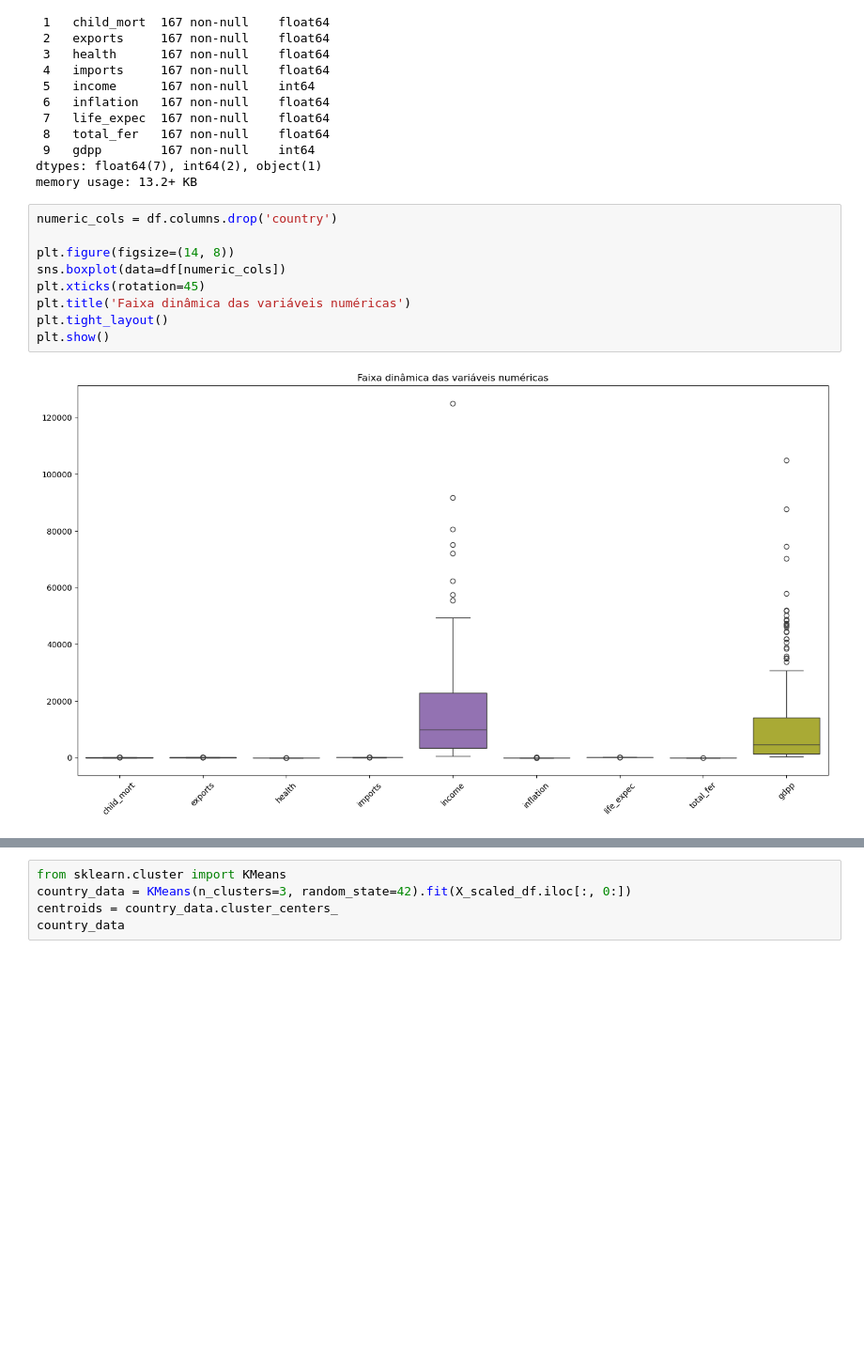
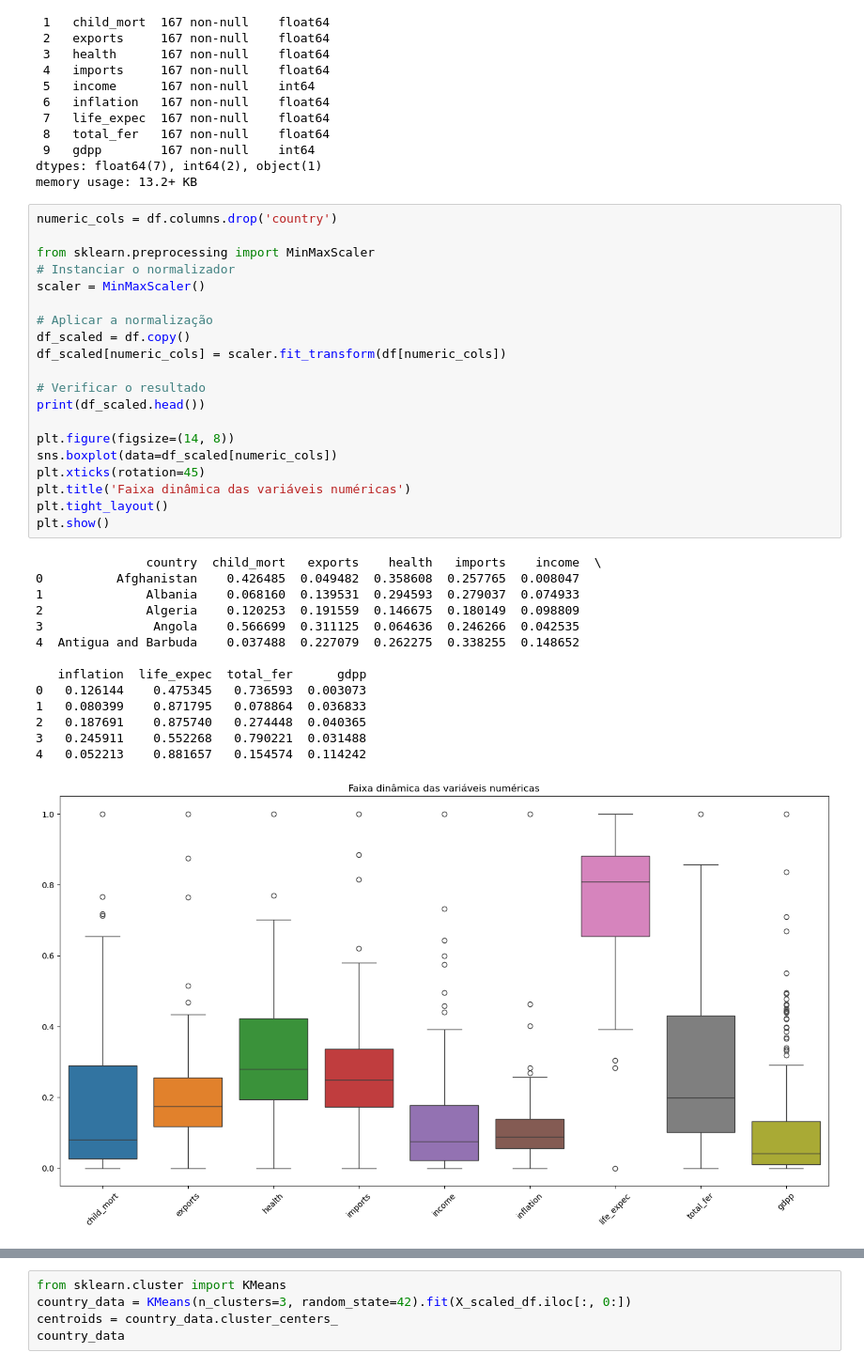
Before and after one commit to andradewagner/kmeansclustering, a Jupyter notebook: kaggle.ipynb, the cells around one changed output, grey strips where cells are left out. Shown at 94% size. Drawn from its saved outputs; the diff is of its cells as text; blank space fills up the shorter version.

```diff
--- a/kaggle.ipynb
+++ b/kaggle.ipynb
@@ -52,14 +52,38 @@ memory usage: 13.2+ KB
 # %%
 numeric_cols = df.columns.drop('country')
 
+from sklearn.preprocessing import MinMaxScaler
+# Instanciar o normalizador
+scaler = MinMaxScaler()
+
+# Aplicar a normalização
+df_scaled = df.copy()
+df_scaled[numeric_cols] = scaler.fit_transform(df[numeric_cols])
+
+# Verificar o resultado
+print(df_scaled.head())
+
 plt.figure(figsize=(14, 8))
-sns.boxplot(data=df[numeric_cols])
+sns.boxplot(data=df_scaled[numeric_cols])
 plt.xticks(rotation=45)
 plt.title('Faixa dinâmica das variáveis numéricas')
 plt.tight_layout()
 plt.show()
 # %% [output]
+               country  child_mort   exports    health   imports    income  \
+0          Afghanistan    0.426485  0.049482  0.358608  0.257765  0.008047
+1              Albania    0.068160  0.139531  0.294593  0.279037  0.074933
+2              Algeria    0.120253  0.191559  0.146675  0.180149  0.098809
+3               Angola    0.566699  0.311125  0.064636  0.246266  0.042535
+4  Antigua and Barbuda    0.037488  0.227079  0.262275  0.338255  0.148652
+
+   inflation  life_expec  total_fer      gdpp
+0   0.126144    0.475345   0.736593  0.003073
+1   0.080399    0.871795   0.078864  0.036833
+2   0.187691    0.875740   0.274448  0.040365
+3   0.245911    0.552268   0.790221  0.031488
+4   0.052213    0.881657   0.154574  0.114242
-[figure, old version]
+[figure, new version]
 # %%
 from sklearn.preprocessing import StandardScaler
 
```
Also changed, not shown: parts of 9 cells of this notebook, 1 other file.
